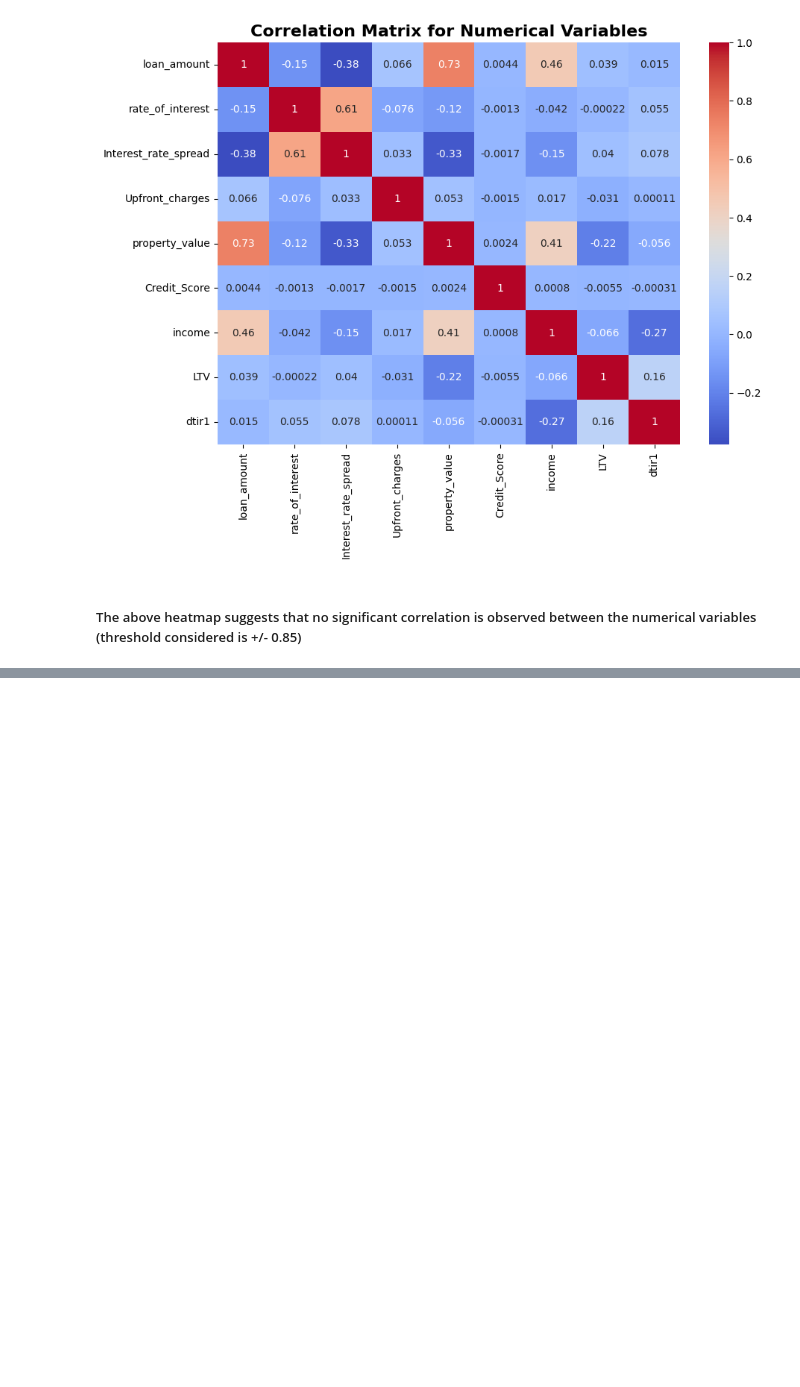
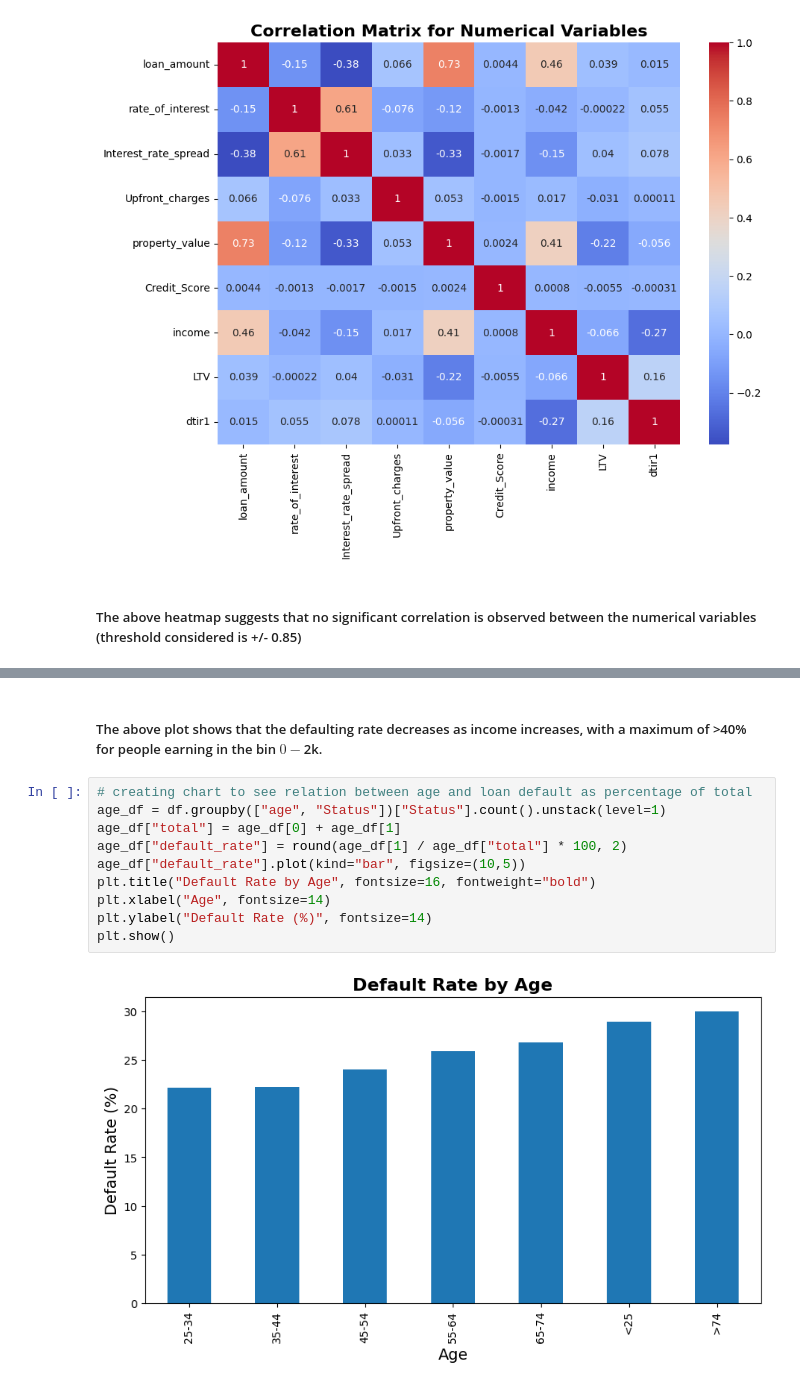
Before and after one commit to adharshvenkat/loan-defaults-prediction, a Jupyter notebook: notebooks/eda.ipynb, the cells around one changed output, grey strips where cells are left out. Saved outputs shown, nothing was run; the diff lists cells and outputs as text; blank space fills up the shorter version.

```diff
--- a/notebooks/eda.ipynb
+++ b/notebooks/eda.ipynb
@@ -164,0 +194,14 @@ plt.show()
+# %% [markdown]
+##### The above plot shows that the defaulting rate decreases as income increases, with a maximum of >40% for people earning in the bin $0-$2k.
+# %%
+# creating chart to see relation between age and loan default as percentage of total
+age_df = df.groupby(["age", "Status"])["Status"].count().unstack(level=1)
+age_df["total"] = age_df[0] + age_df[1]
+age_df["default_rate"] = round(age_df[1] / age_df["total"] * 100, 2)
+age_df["default_rate"].plot(kind="bar", figsize=(10,5))
+plt.title("Default Rate by Age", fontsize=16, fontweight="bold")
+plt.xlabel("Age", fontsize=14)
+plt.ylabel("Default Rate (%)", fontsize=14)
+plt.show()
+# %% [output]
+[figure, added]
```
Also changed, not shown: parts of 6 cells of this notebook.
